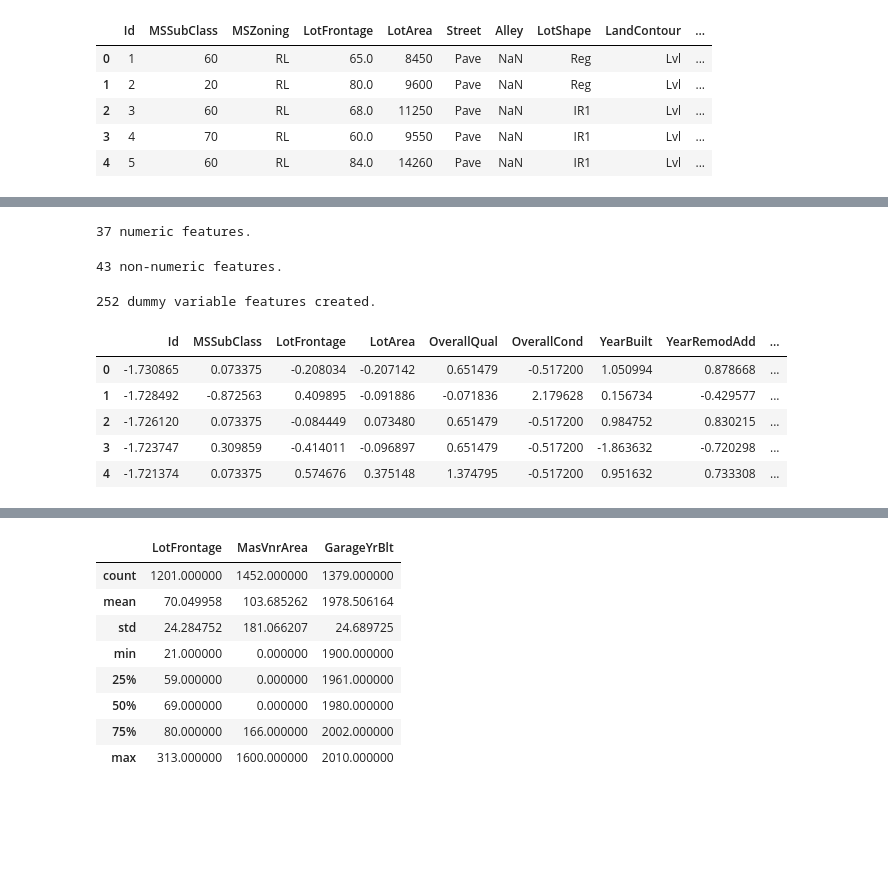
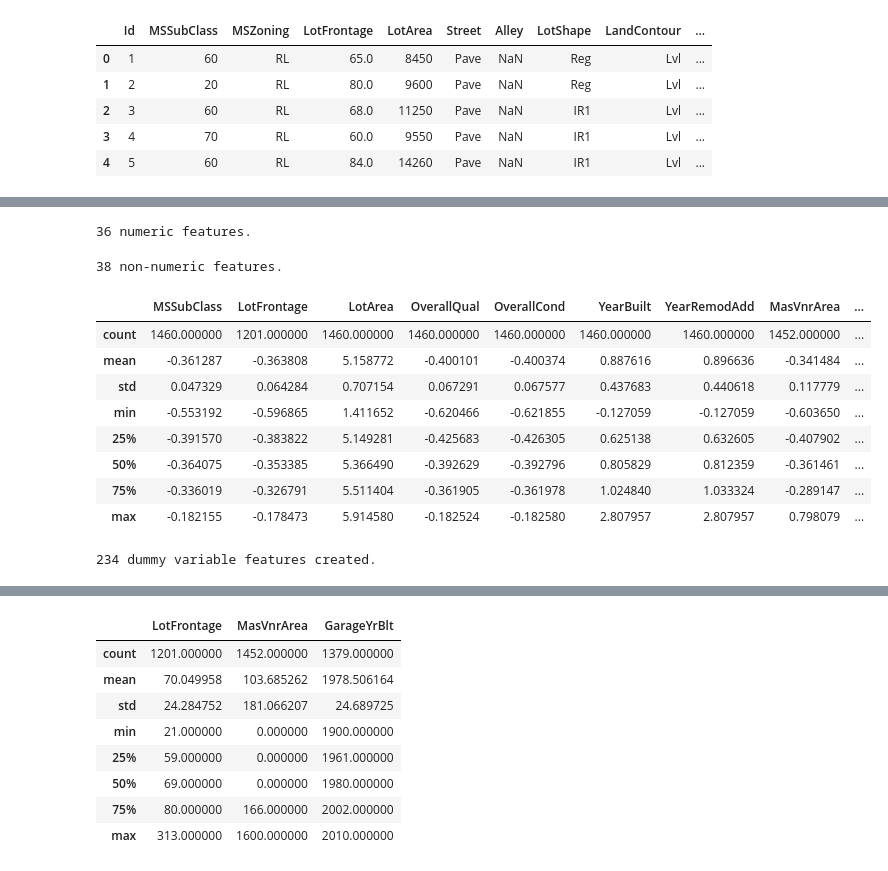
Before and after one commit to raph333/kaggle-house-price-prediction, a Jupyter notebook: scripts/exploratory.ipynb, the cells around one changed output, grey strips where cells are left out. Cells and saved outputs as stored; diff of their text form; code cells hidden in the pictures; blank space fills up the shorter version.

```diff
--- a/scripts/exploratory.ipynb
+++ b/scripts/exploratory.ipynb
@@ -57,28 +58,71 @@ def make_dummy_variables(df, feature_names):
+# %%
+def scale_feature(feature: pd.Series, scale_by='std') -> pd.Series:
+    """
+    Scale numeric feature into smaller range (approximately [-1, 1]) and center around 0.
+    """
+    assert np.issubdtype(feature.dtype, np.number), 'can only scale numeric feature'
+
+    if scale_by == 'std':
+        return (feature - np.mean(feature)) / np.std(feature)
+    elif scale_by == 'range':
+        return (feature - np.mean(feature)) / max(feature) - min(feature)
+
+
+def make_dummy_variables(df: pd.DataFrame, feature_names: list) -> pd.DataFrame:
+    """
+    input:
+    feat
+    'A'
+    'B'
+    'C'
+
+    return:
+    'A'  'B'  'C'
+    1     0    0
+    0     1    0
+    0     0    1
+    """
+    new_df = df.copy()
+    dummy_variables = []  # just to keep track of the newly created features
+    for feature in feature_names:
+        for level in set(df[feature].dropna()):  # for all not-NULL levels of the feature
+            dummy_var_name = f'{feature}_{level}'
+            #new_df[dummy_var_name] = (df[feature] == level).astype(int)  # make dummy variable feature
+            new_df[dummy_var_name] = df[feature].map(lambda x: {level: 1, np.nan:np.nan}.get(x, 0))
+            dummy_variables.append(dummy_var_name)
+        new_df = new_df.drop(feature, axis=1)  # drop old feature
+    return new_df, dummy_variables
 # %%
-numeric_features = [x for x in train.columns if np.issubdtype(train[x], np.number)]
-numeric_features.remove('SalePrice')
+numeric_features = [x for x in df.columns if np.issubdtype(df[x], np.number)]
+numeric_features = [x for x in numeric_features if x not in ('Id', 'SalePrice') ]
 print(f'{len(numeric_features)} numeric features.')
 # %% [output]
-37 numeric features.
+36 numeric features.
 # %%
-non_numeric_features = [x for x in train.columns if x not in [*numeric_features, 'SalePrice']]
+non_numeric_features = [x for x in df.columns if x not in [*numeric_features, 'Id', 'SalePrice']]
 print(f'{len(non_numeric_features)} non-numeric features.')
-#dict([(x, set(train[x])) for x in non_numeric_features])
+#dict([(x, set(train[x])) for x in non_numeric_features])  # show all levels
 # %% [output]
-43 non-numeric features.
+38 non-numeric features.
+# %%
+df[numeric_features] = df[numeric_features].apply(scale_feature, axis=1)
+df[numeric_features].describe()
+# %% [output]
+|  | MSSubClass | LotFrontage | LotArea | OverallQual | OverallCond | YearBuilt | YearRemodAdd | MasVnrArea | ... |
+| count | 1460.000000 | 1201.000000 | 1460.000000 | 1460.000000 | 1460.000000 | 1460.000000 | 1460.000000 | 1452.000000 | ... |
+| mean | -0.361287 | -0.363808 | 5.158772 | -0.400101 | -0.400374 | 0.887616 | 0.896636 | -0.341484 | ... |
+| std | 0.047329 | 0.064284 | 0.707154 | 0.067291 | 0.067577 | 0.437683 | 0.440618 | 0.117779 | ... |
+| min | -0.553192 | -0.596865 | 1.411652 | -0.620466 | -0.621855 | -0.127059 | -0.127059 | -0.603650 | ... |
+| 25% | -0.391570 | -0.383822 | 5.149281 | -0.425683 | -0.426305 | 0.625138 | 0.632605 | -0.407902 | ... |
+| 50% | -0.364075 | -0.353385 | 5.366490 | -0.392629 | -0.392796 | 0.805829 | 0.812359 | -0.361461 | ... |
+| 75% | -0.336019 | -0.326791 | 5.511404 | -0.361905 | -0.361978 | 1.024840 | 1.033324 | -0.289147 | ... |
+| max | -0.182155 | -0.178473 | 5.914580 | -0.182524 | -0.182580 | 2.807957 | 2.807957 | 0.798079 | ... |
 # %%
-df = train.apply(scale_feature, axis=0)
 df, dummy_var_features = make_dummy_variables(df, non_numeric_features)
 print(f'{len(dummy_var_features)} dummy variable features created.')
-df.head()
+#df.isnull().sum()[df.isnull().sum() != 0]
 # %% [output]
-252 dummy variable features created.
+234 dummy variable features created.
-|  | Id | MSSubClass | LotFrontage | LotArea | OverallQual | OverallCond | YearBuilt | YearRemodAdd | ... |
-| 0 | -1.730865 | 0.073375 | -0.208034 | -0.207142 | 0.651479 | -0.517200 | 1.050994 | 0.878668 | ... |
-| 1 | -1.728492 | -0.872563 | 0.409895 | -0.091886 | -0.071836 | 2.179628 | 0.156734 | -0.429577 | ... |
-| 2 | -1.726120 | 0.073375 | -0.084449 | 0.073480 | 0.651479 | -0.517200 | 0.984752 | 0.830215 | ... |
-| 3 | -1.723747 | 0.309859 | -0.414011 | -0.096897 | 0.651479 | -0.517200 | -1.863632 | -0.720298 | ... |
-| 4 | -1.721374 | 0.073375 | 0.574676 | 0.375148 | 1.374795 | -0.517200 | 0.951632 | 0.733308 | ... |
 # %%
 print(df.shape)
 only_numeric_features = len([x for x in df.columns if np.issubdtype(df[x], np.number)]) == df.shape[1]
```
Also changed, not shown: parts of 14 cells of this notebook, 3 other files.
